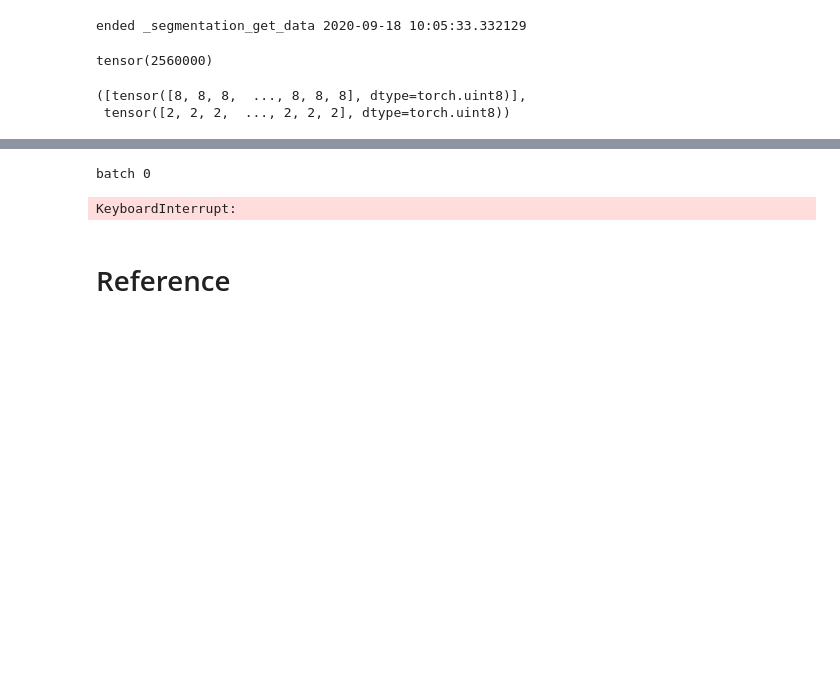
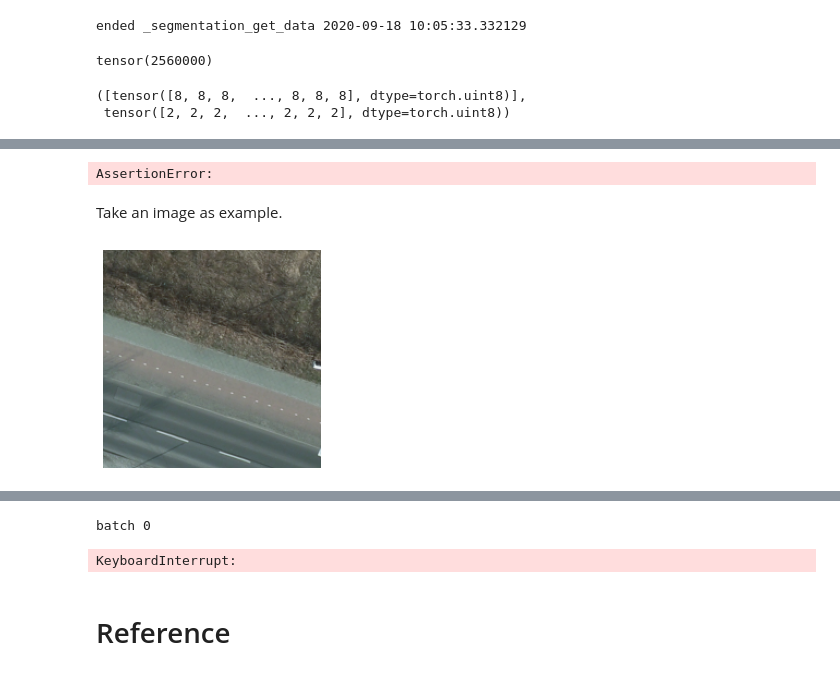
Before and after one commit to qAp/IIC, a Jupyter notebook: nbs/03_segmentation_eval.ipynb, the cells around one changed output, grey strips where cells are left out. Drawn from its saved outputs; the diff is of its cells as text; code cells hidden in the pictures; blank space fills up the shorter version.

```diff
--- a/nbs/03_segmentation_eval.ipynb
+++ b/nbs/03_segmentation_eval.ipynb
@@ -428,0 +443,8 @@ flat_predss_all, flat_targets_all
+# %%
+assert (isinstance(flat_preds, torch.Tensor) and
+        isinstance(flat_targets, torch.Tensor) and
+        flat_preds.is_cuda and targets_k.is_cuda)
+# %% [output]
+AssertionError:
+# %% [markdown]
+Take an image as example.
@@ -428,0 +453,8 @@ flat_predss_all, flat_targets_all
+# %%
+i_img = 8
+# %%
+img, _, _ = dataloader.dataset[i_img]
+plt.imshow(img[:3,...].permute(1, 2, 0).numpy())
+plt.axis('off');
+# %% [output]
+[figure, added]
```
Also changed, not shown: parts of 17 cells of this notebook.
